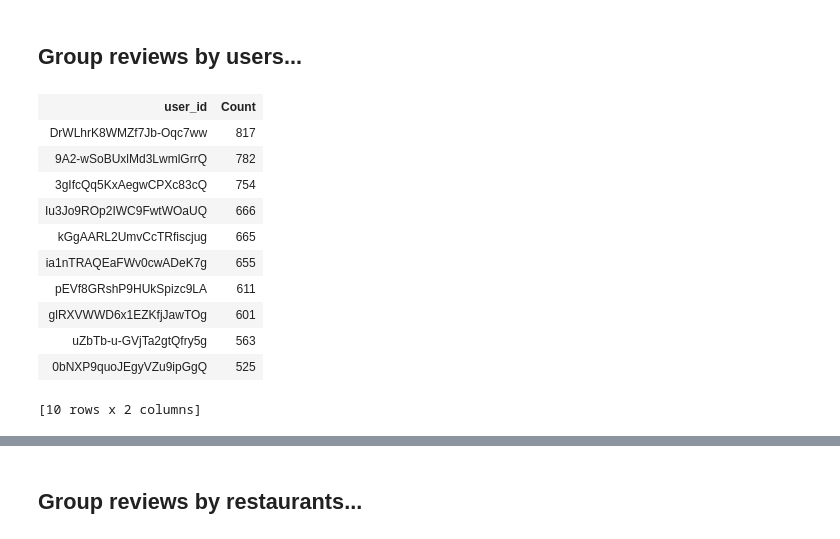
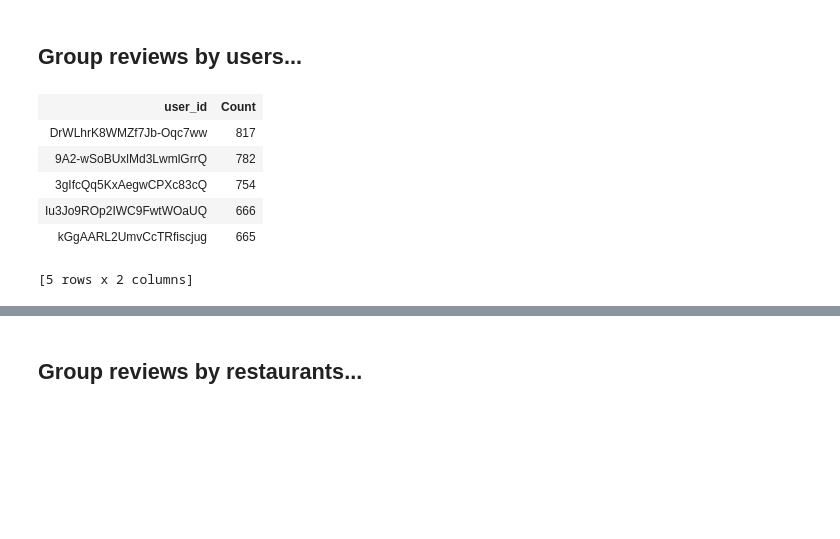
Before and after one commit to AeroGeekDean/traveler_eats_recommender, a Jupyter notebook: graphlab_scratchpad.ipynb, the cells around one changed output, grey strips where cells are left out. Saved outputs shown, nothing was run; the diff lists cells and outputs as text; code cells hidden in the pictures; blank space fills up the shorter version.

```diff
--- a/graphlab_scratchpad.ipynb
+++ b/graphlab_scratchpad.ipynb
@@ -15,5 +19,5 @@ This non-commercial license of GraphLab Create is assigned to windsurf_dean@yaho
 # %%
 # create Pandas DF with data pulled from Postgres (restaurant only reviews)
 df = pd.read_csv('data_analysis/user_reviews.csv', header=None,
-                 names=['user_id', 'business_id', 'biz_name', 'stars', 'locale'])
+                 names=['user_id', 'business_id', 'business_name', 'stars', 'locale'])
 # %%
@@ -42,18 +76,13 @@ sf_obs.head()
 ## Group reviews by users...
 # %%
 # number of reviews by user (388k distinct users)
-reviews_by_user = sf_obs.groupby('user_id', [gl.aggregate.COUNT()]).sort('Count', ascending=False)#['Count']
-reviews_by_user[0:10]
+review_count_by_user = sf_obs.groupby('user_id', [gl.aggregate.COUNT()]).sort('Count', ascending=False)#['Count']
+review_count_by_user[0:5]
 # %% [output]
 | user_id | Count |
 | DrWLhrK8WMZf7Jb-Oqc7ww | 817 |
 | 9A2-wSoBUxlMd3LwmlGrrQ | 782 |
 | 3gIfcQq5KxAegwCPXc83cQ | 754 |
 | Iu3Jo9ROp2IWC9FwtWOaUQ | 666 |
 | kGgAARL2UmvCcTRfiscjug | 665 |
-| ia1nTRAQEaFWv0cwADeK7g | 655 |
-| pEVf8GRshP9HUkSpizc9LA | 611 |
-| glRXVWWD6x1EZKfjJawTOg | 601 |
-| uZbTb-u-GVjTa2gtQfry5g | 563 |
-| 0bNXP9quoJEgyVZu9ipGgQ | 525 |
-[10 rows x 2 columns]
+[5 rows x 2 columns]
```
Also changed, not shown: parts of 37 cells of this notebook, 4 other files.
